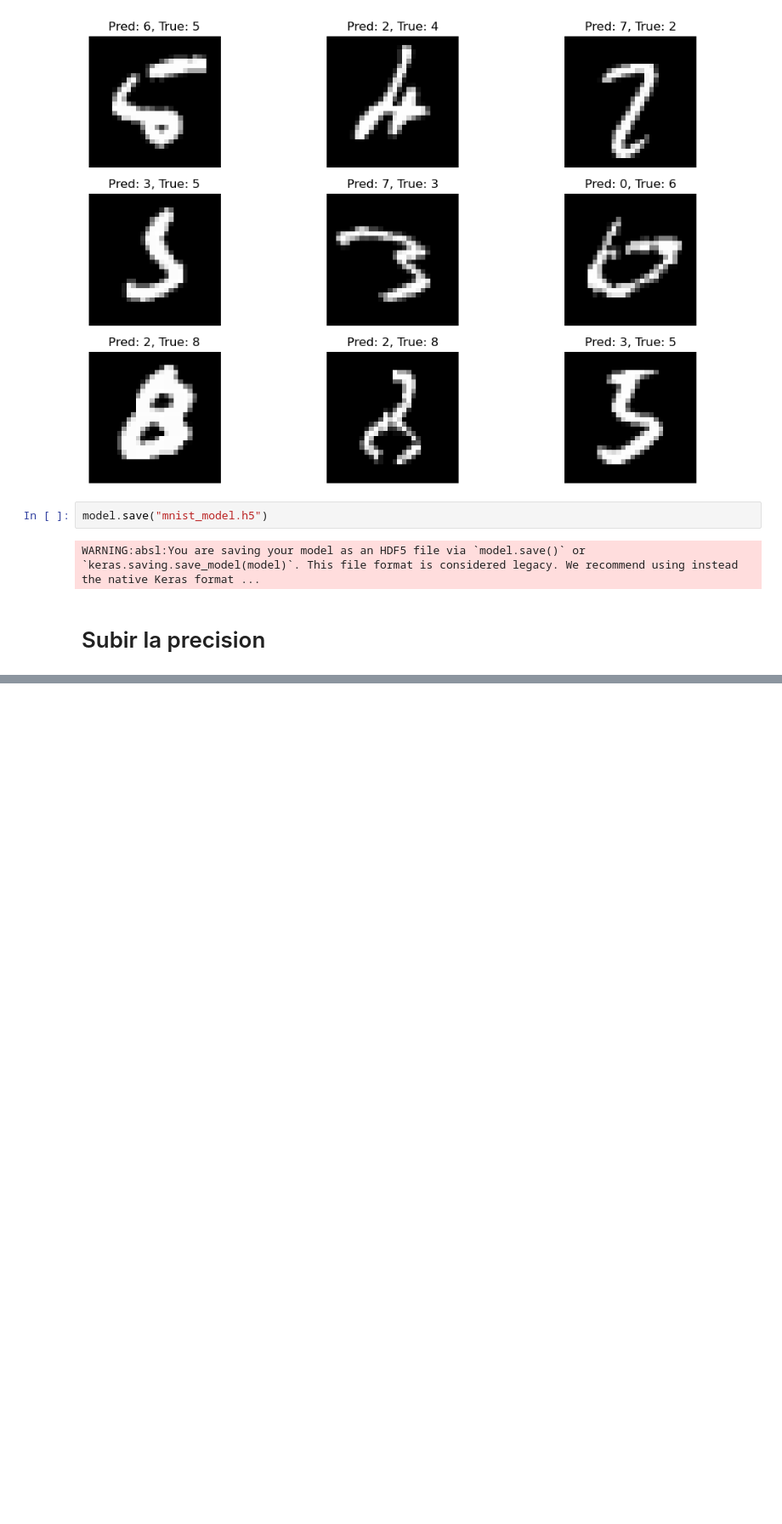
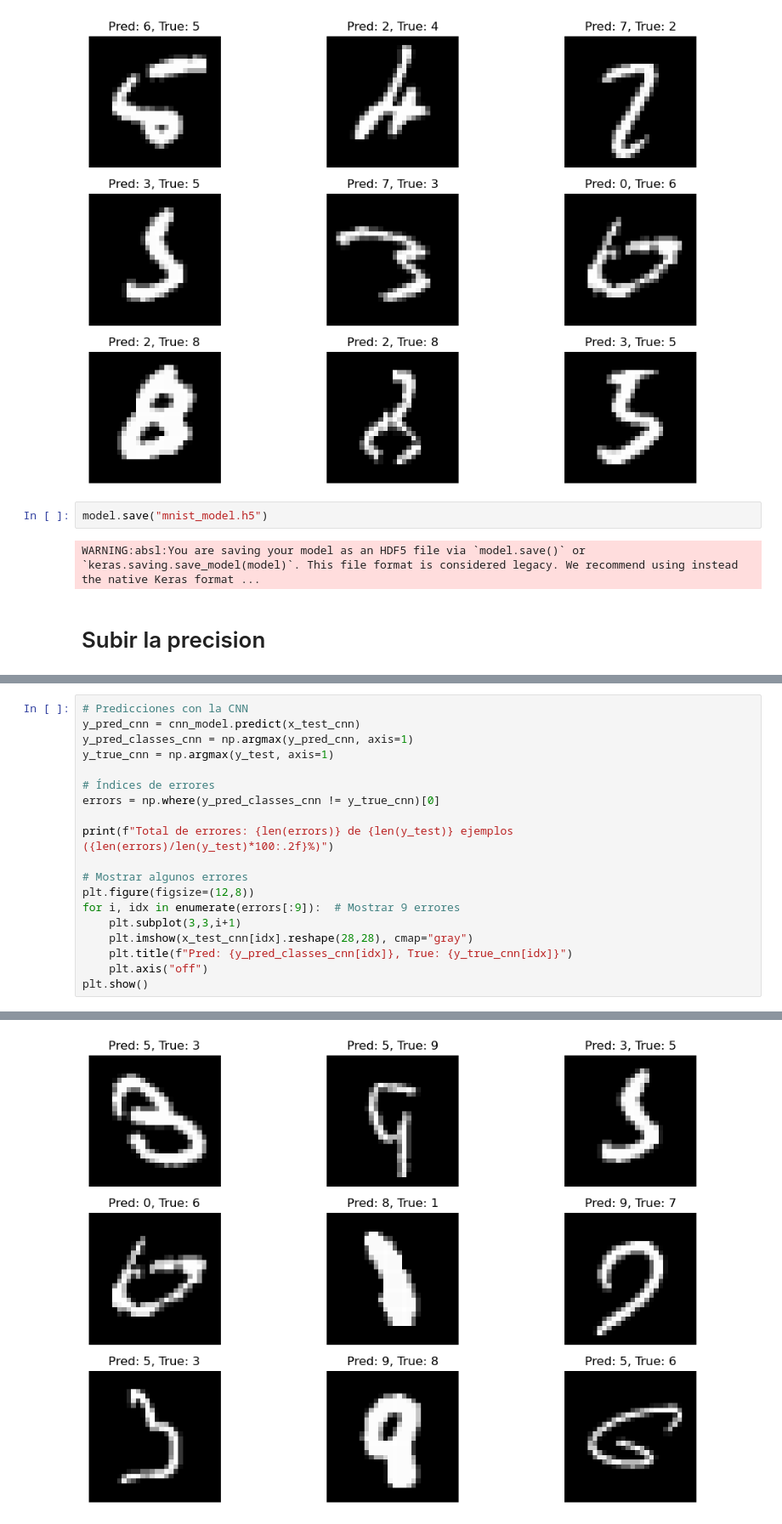
Before and after one commit to Diazgerard/Neural-Network-classification-in-MNIST-digits-dataset, a Jupyter notebook: NN.ipynb, the cells around one changed output, grey strips where cells are left out. Shown: that part at 85% size. Drawn from its saved outputs; the diff is of its cells as text; blank space fills up the shorter version.

```diff
--- a/NN.ipynb
+++ b/NN.ipynb
@@ -236,0 +242,20 @@ NameError: name 'history_cnn' is not defined
+# %%
+# Predicciones con la CNN
+y_pred_cnn = cnn_model.predict(x_test_cnn)
+y_pred_classes_cnn = np.argmax(y_pred_cnn, axis=1)
+y_true_cnn = np.argmax(y_test, axis=1)
+
+# Índices de errores
+errors = np.where(y_pred_classes_cnn != y_true_cnn)[0]
+
+print(f"Total de errores: {len(errors)} de {len(y_test)} ejemplos ({len(errors)/len(y_test)*100:.2f}%)")
+
+# Mostrar algunos errores
+plt.figure(figsize=(12,8))
+for i, idx in enumerate(errors[:9]):  # Mostrar 9 errores
+    plt.subplot(3,3,i+1)
+    plt.imshow(x_test_cnn[idx].reshape(28,28), cmap="gray")
+    plt.title(f"Pred: {y_pred_classes_cnn[idx]}, True: {y_true_cnn[idx]}")
+    plt.axis("off")
+plt.show()
+# %% [output]
@@ -236,0 +264 @@ NameError: name 'history_cnn' is not defined
+[figure, added]
```
Also changed, not shown: parts of 4 cells of this notebook.
